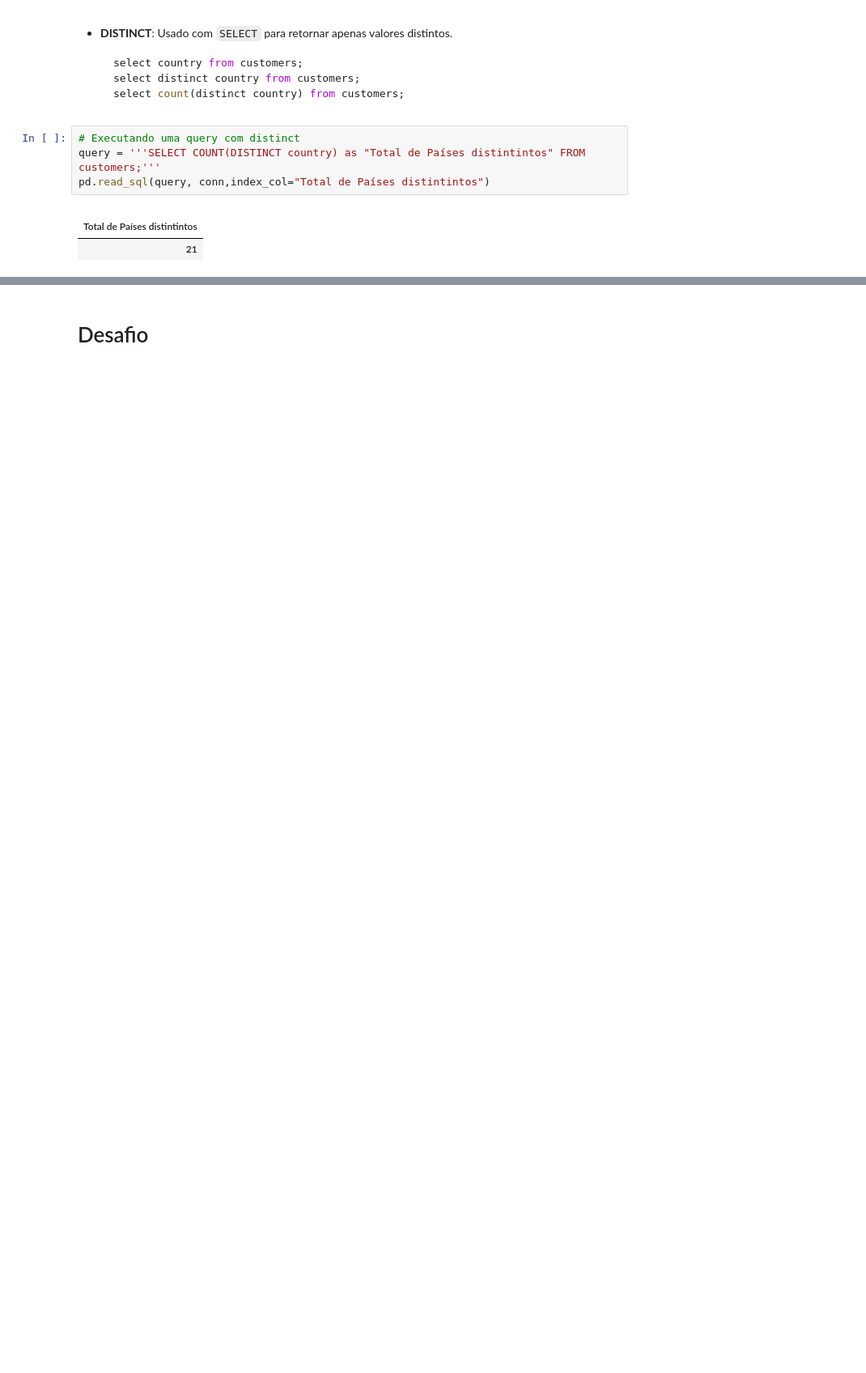
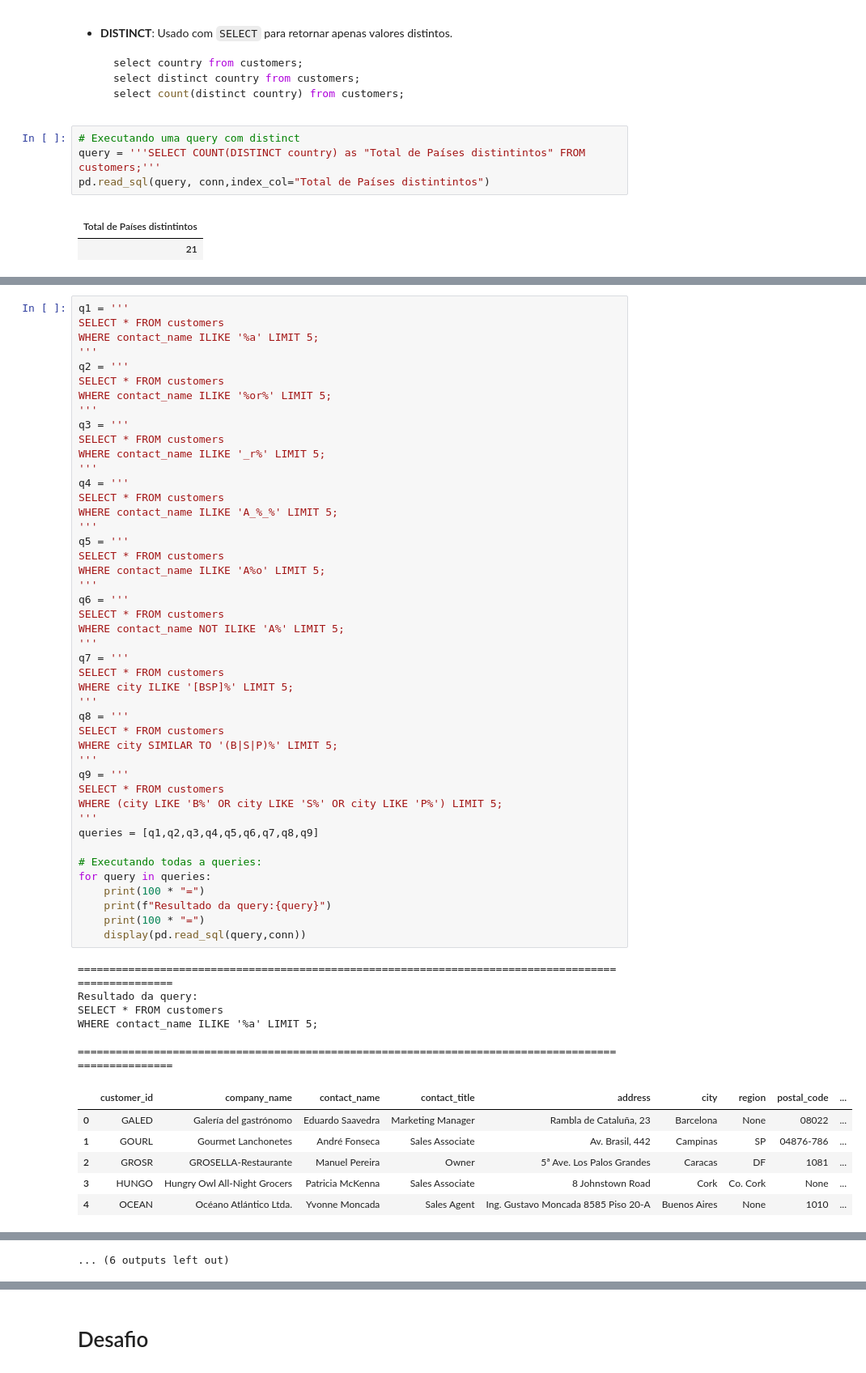
Before and after one commit to Jcnok/bootcamp-jornada-de-dados_2024, a Jupyter notebook: bootcamp-SQL-e-analytics/aula_2/notebook/aula_02.ipynb, the cells around one changed output, grey strips where cells are left out. Shown: that part at 81% size. Cells and saved outputs as stored; diff of their text form; blank space fills up the shorter version.

```diff
--- a/bootcamp-SQL-e-analytics/aula_2/notebook/aula_02.ipynb
+++ b/bootcamp-SQL-e-analytics/aula_2/notebook/aula_02.ipynb
@@ -524,0 +522,58 @@ GROUP BY order_id;
+# %%
+q1 = '''
+SELECT * FROM customers
+WHERE contact_name ILIKE '%a' LIMIT 5;
+'''
+q2 = '''
+SELECT * FROM customers
+WHERE contact_name ILIKE '%or%' LIMIT 5;
+'''
+q3 = '''
+SELECT * FROM customers
+WHERE contact_name ILIKE '_r%' LIMIT 5;
+'''
+q4 = '''
+SELECT * FROM customers
+WHERE contact_name ILIKE 'A_%_%' LIMIT 5;
+'''
+q5 = '''
+SELECT * FROM customers
+WHERE contact_name ILIKE 'A%o' LIMIT 5;
+'''
+q6 = '''
+SELECT * FROM customers
+WHERE contact_name NOT ILIKE 'A%' LIMIT 5;
+'''
+q7 = '''
+SELECT * FROM customers
+WHERE city ILIKE '[BSP]%' LIMIT 5;
+'''
+q8 = '''
+SELECT * FROM customers
+WHERE city SIMILAR TO '(B|S|P)%' LIMIT 5;
+'''
+q9 = '''
+SELECT * FROM customers
+WHERE (city LIKE 'B%' OR city LIKE 'S%' OR city LIKE 'P%') LIMIT 5;
+'''
+queries = [q1,q2,q3,q4,q5,q6,q7,q8,q9]
+
+# Executando todas a queries:
+for query in queries:
+    print(100 * "=")
+    print(f"Resultado da query:{query}")
+    print(100 * "=")
+    display(pd.read_sql(query,conn))
+# %% [output]
+====================================================================================================
+Resultado da query:
+SELECT * FROM customers
+WHERE contact_name ILIKE '%a' LIMIT 5;
+
+====================================================================================================
+|  | customer_id | company_name | contact_name | contact_title | address | city | region | postal_code | ... |
+| 0 | GALED | Galería del gastrónomo | Eduardo Saavedra | Marketing Manager | Rambla de Cataluña, 23 | Barcelona | None | 08022 | ... |
+| 1 | GOURL | Gourmet Lanchonetes | André Fonseca | Sales Associate | Av. Brasil, 442 | Campinas | SP | 04876-786 | ... |
+| 2 | GROSR | GROSELLA-Restaurante | Manuel Pereira | Owner | 5ª Ave. Los Palos Grandes | Caracas | DF | 1081 | ... |
+| 3 | HUNGO | Hungry Owl All-Night Grocers | Patricia McKenna | Sales Associate | 8 Johnstown Road | Cork | Co. Cork | None | ... |
+| 4 | OCEAN | Océano Atlántico Ltda. | Yvonne Moncada | Sales Agent | Ing. Gustavo Moncada 8585 Piso 20-A | Buenos Aires | None | 1010 | ... |
@@ -524,0 +638 @@ GROUP BY order_id;
+... (6 outputs left out)
```
Also changed, not shown: parts of 51 cells of this notebook.
